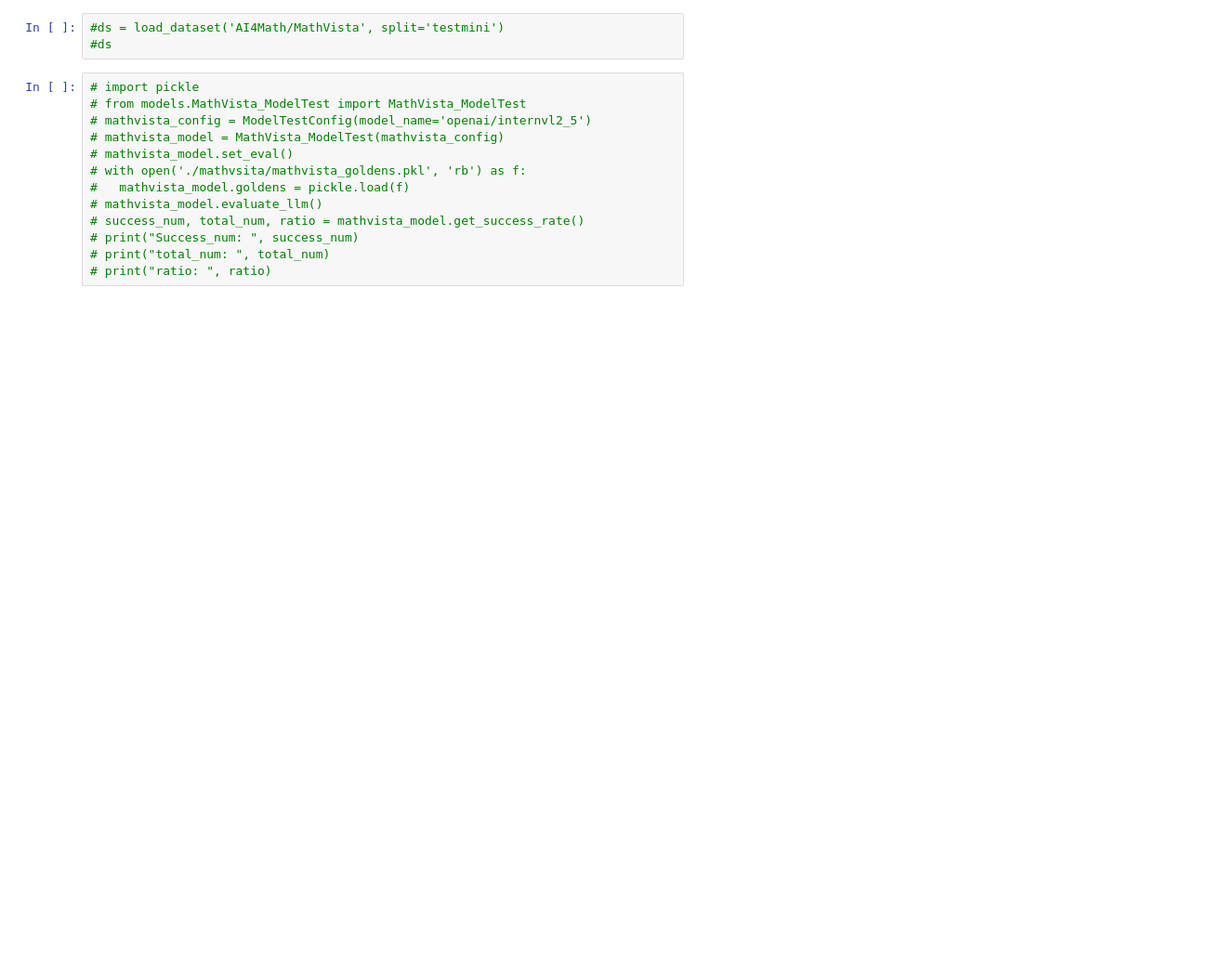
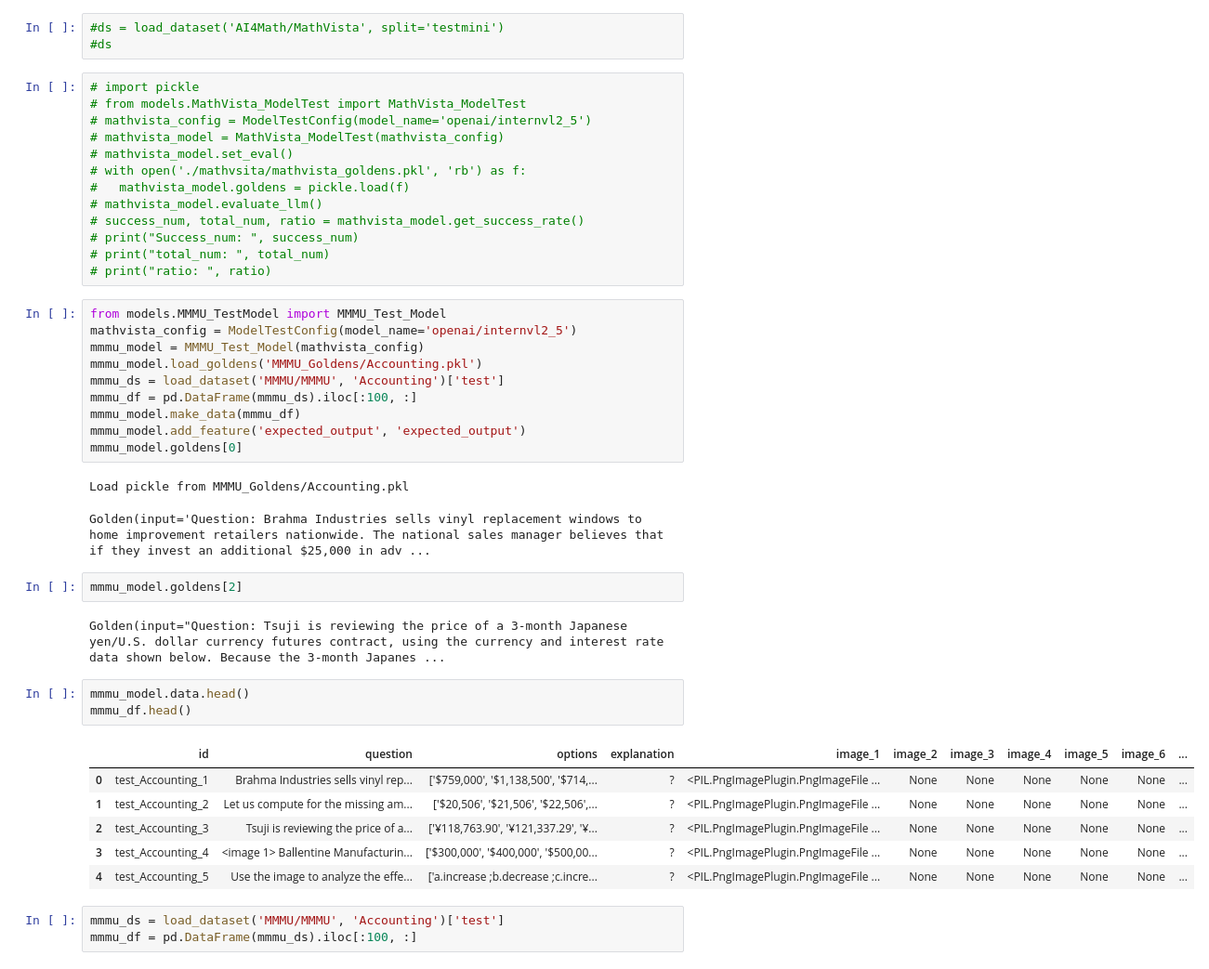
Before and after one commit to JingfengS/llm-dataset-autotest, a Jupyter notebook: src/internvl/evaluate.ipynb, the cells around one changed output. Shown at 93% size. Drawn from its saved outputs; the diff is of its cells as text; blank space fills up the shorter version.

```diff
--- a/src/internvl/evaluate.ipynb
+++ b/src/internvl/evaluate.ipynb
@@ -27,3 +30,33 @@ import pandas as pd
 # print("Success_num: ", success_num)
 # print("total_num: ", total_num)
 # print("ratio: ", ratio)
+# %%
+from models.MMMU_TestModel import MMMU_Test_Model
+mathvista_config = ModelTestConfig(model_name='openai/internvl2_5')
+mmmu_model = MMMU_Test_Model(mathvista_config)
+mmmu_model.load_goldens('MMMU_Goldens/Accounting.pkl')
+mmmu_ds = load_dataset('MMMU/MMMU', 'Accounting')['test']
+mmmu_df = pd.DataFrame(mmmu_ds).iloc[:100, :]
+mmmu_model.make_data(mmmu_df)
+mmmu_model.add_feature('expected_output', 'expected_output')
+mmmu_model.goldens[0]
+# %% [output]
+Load pickle from MMMU_Goldens/Accounting.pkl
+Golden(input='Question: Brahma Industries sells vinyl replacement windows to home improvement retailers nationwide. The national sales manager believes that if they invest an additional $25,000 in adv ...
+# %%
+mmmu_model.goldens[2]
+# %% [output]
+Golden(input="Question: Tsuji is reviewing the price of a 3-month Japanese yen/U.S. dollar currency futures contract, using the currency and interest rate data shown below. Because the 3-month Japanes ...
+# %%
+mmmu_model.data.head()
+mmmu_df.head()
+# %% [output]
+|  | id | question | options | explanation | image_1 | image_2 | image_3 | image_4 | image_5 | image_6 | ... |
+| 0 | test_Accounting_1 | Brahma Industries sells vinyl rep... | ['$759,000', '$1,138,500', '$714,... | ? | <PIL.PngImagePlugin.PngImageFile ... | None | None | None | None | None | ... |
+| 1 | test_Accounting_2 | Let us compute for the missing am... | ['$20,506', '$21,506', '$22,506',... | ? | <PIL.PngImagePlugin.PngImageFile ... | None | None | None | None | None | ... |
+| 2 | test_Accounting_3 | Tsuji is reviewing the price of a... | ['¥118,763.90', '¥121,337.29', '¥... | ? | <PIL.PngImagePlugin.PngImageFile ... | None | None | None | None | None | ... |
+| 3 | test_Accounting_4 | <image 1> Ballentine Manufacturin... | ['$300,000', '$400,000', '$500,00... | ? | <PIL.PngImagePlugin.PngImageFile ... | None | None | None | None | None | ... |
+| 4 | test_Accounting_5 | Use the image to analyze the effe... | ['a.increase ;b.decrease ;c.incre... | ? | <PIL.PngImagePlugin.PngImageFile ... | None | None | None | None | None | ... |
+# %%
+mmmu_ds = load_dataset('MMMU/MMMU', 'Accounting')['test']
+mmmu_df = pd.DataFrame(mmmu_ds).iloc[:100, :]
```
Also changed, not shown: parts of 2 cells of this notebook, 3 other files.
